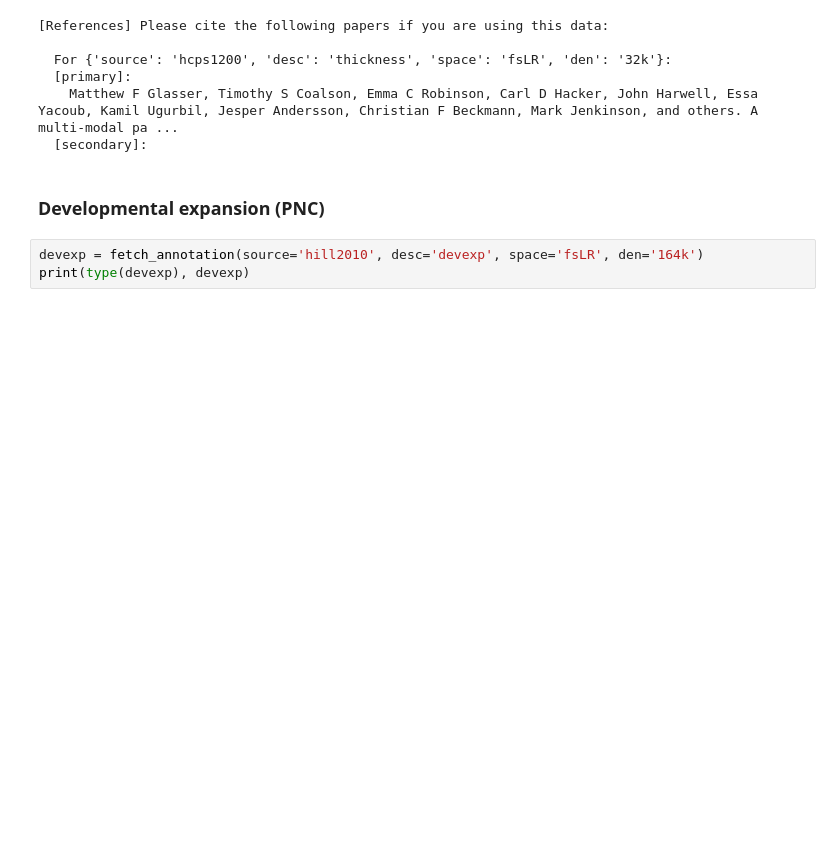
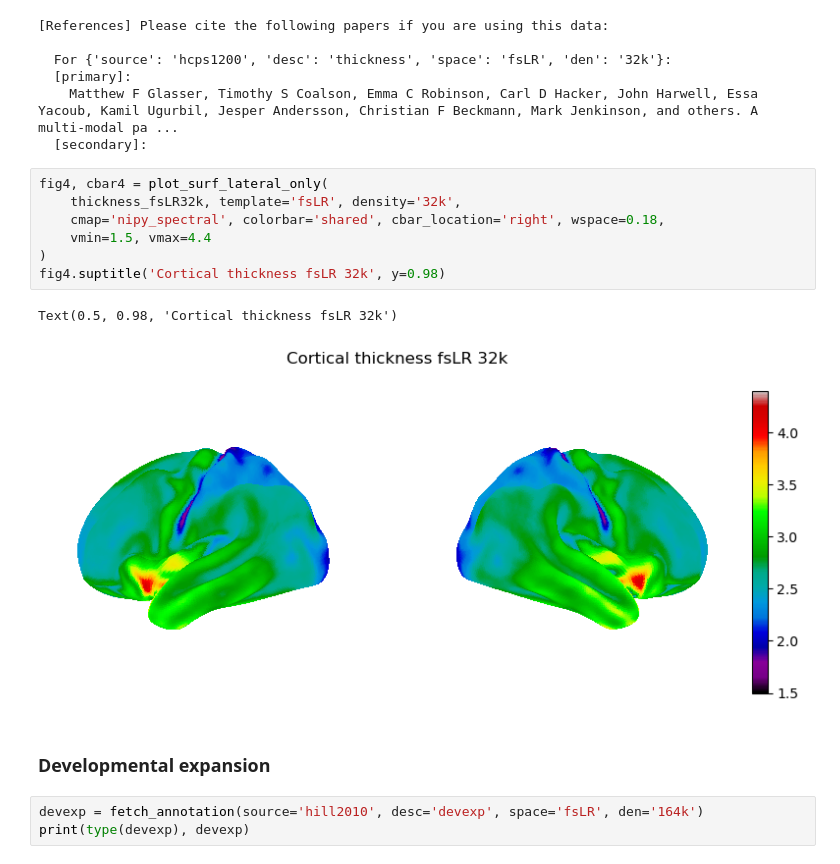
Before and after one commit to katrinasuherman/neuromaps-schizophrenia-thinning, a Jupyter notebook: transformations.ipynb, the cells around one changed output. Saved outputs shown, nothing was run; the diff lists cells and outputs as text; blank space fills up the shorter version.

```diff
--- a/transformations.ipynb
+++ b/transformations.ipynb
@@ -176,8 +314,18 @@ thickness_fsLR32k = thickness  # already in target space
   [primary]:
     Matthew F Glasser, Timothy S Coalson, Emma C Robinson, Carl D Hacker, John Harwell, Essa Yacoub, Kamil Ugurbil, Jesper Andersson, Christian F Beckmann, Mark Jenkinson, and others. A multi-modal pa ...
   [secondary]:
+# %%
+fig4, cbar4 = plot_surf_lateral_only(
+    thickness_fsLR32k, template='fsLR', density='32k',
+    cmap='nipy_spectral', colorbar='shared', cbar_location='right', wspace=0.18,
+    vmin=1.5, vmax=4.4
+)
+fig4.suptitle('Cortical thickness fsLR 32k', y=0.98)
+# %% [output]
+Text(0.5, 0.98, 'Cortical thickness fsLR 32k')
+[figure, added]
 # %% [markdown]
-### Developmental expansion (PNC)
+### Developmental expansion
 # %%
 devexp = fetch_annotation(source='hill2010', desc='devexp', space='fsLR', den='164k')
 print(type(devexp), devexp)
```
Also changed, not shown: parts of 17 cells of this notebook, 1 other file.
